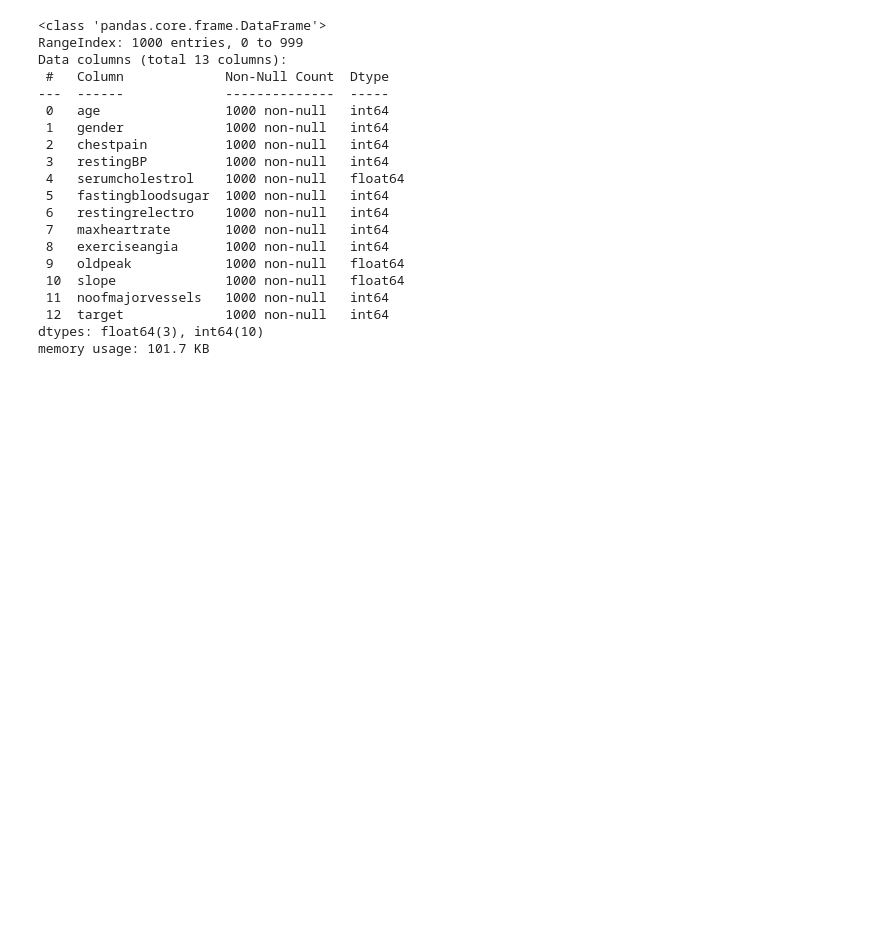
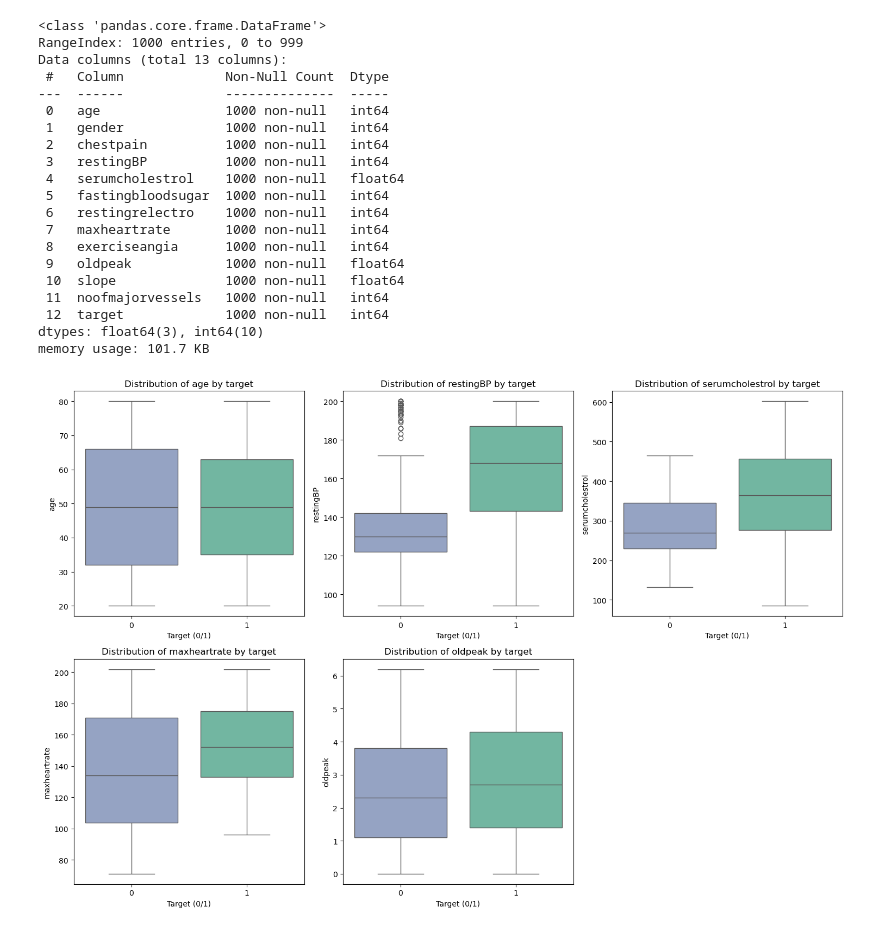
Before and after one commit to Skiner752/Intro-to-machine-learning, a Jupyter notebook: heart.ipynb, the cells around one changed output. Drawn from its saved outputs; the diff is of its cells as text; code cells hidden in the pictures; blank space fills up the shorter version.

Commit message:
add visualizations and some analysis

```diff
--- a/heart.ipynb
+++ b/heart.ipynb
@@ -99,14 +99,24 @@ Data columns (total 13 columns):
  12  target             1000 non-null   int64
 dtypes: float64(3), int64(10)
 memory usage: 101.7 KB
-# %%
-from sklearn.preprocessing import StandardScaler
-
-numeric_columns = ["age", "restingBP", "serumcholestrol", "maxheartrate", "oldpeak", "noofmajorvessels"]
-binary_columns = ["gender", "fastingbloodsugar", "exerciseangia"]
-category_columns = ["chestpain", "restingrelectro", "slope"]
-
-scaler = StandardScaler()
-data[numeric_columns] = scaler.fit_transform(data[numeric_columns])
-
-data = pd.get_dummies(data, columns=category_columns, drop_first=True)
+# %%
+import matplotlib.pyplot as plt
+import seaborn as sns
+
+numerical_features = ['age', 'restingBP', 'serumcholestrol', 'maxheartrate', 'oldpeak']
+categorical_features = ['gender', 'chestpain', 'fastingbloodsugar', 'restingrelectro', 'exerciseangia', 'slope', 'noofmajorvessels']
+target = 'target'
+# %%
+plt.figure(figsize=(15, 10))
+for i, feature in enumerate(numerical_features):
+    plt.subplot(2, 3, i + 1)
+    sns.boxplot(x=target, y=feature, data=data, palette={1: "#66c2a5", 0: "#8da0cb"}, hue=target, legend=False)
+
+    plt.title(f'Distribution of {feature} by target', fontsize=12)
+    plt.xlabel('Target (0/1)', fontsize=10)
+    plt.ylabel(feature, fontsize=10)
+
+plt.tight_layout()
+plt.show()
+# %% [output]
+[figure, added]
```
Also changed, not shown: parts of 7 cells of this notebook.
